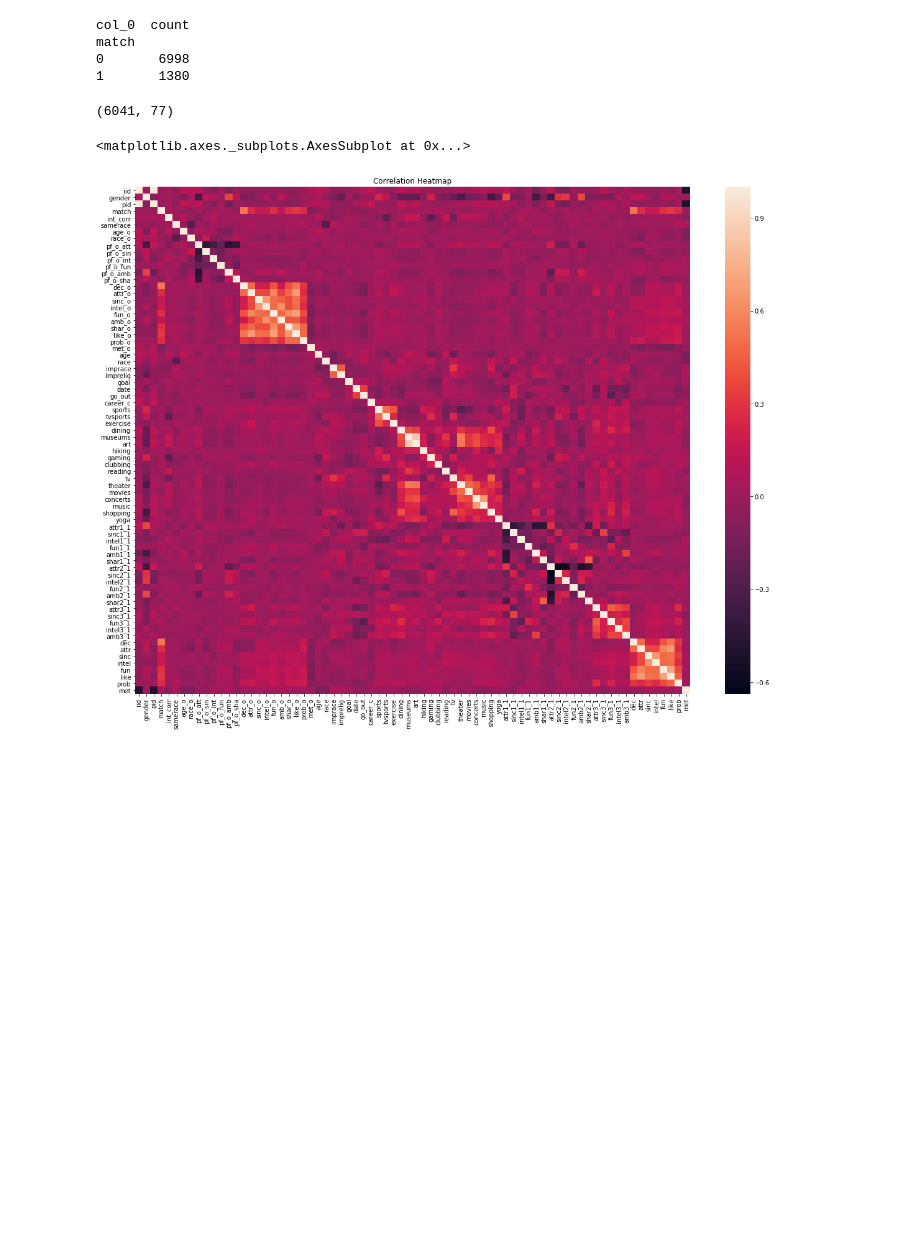
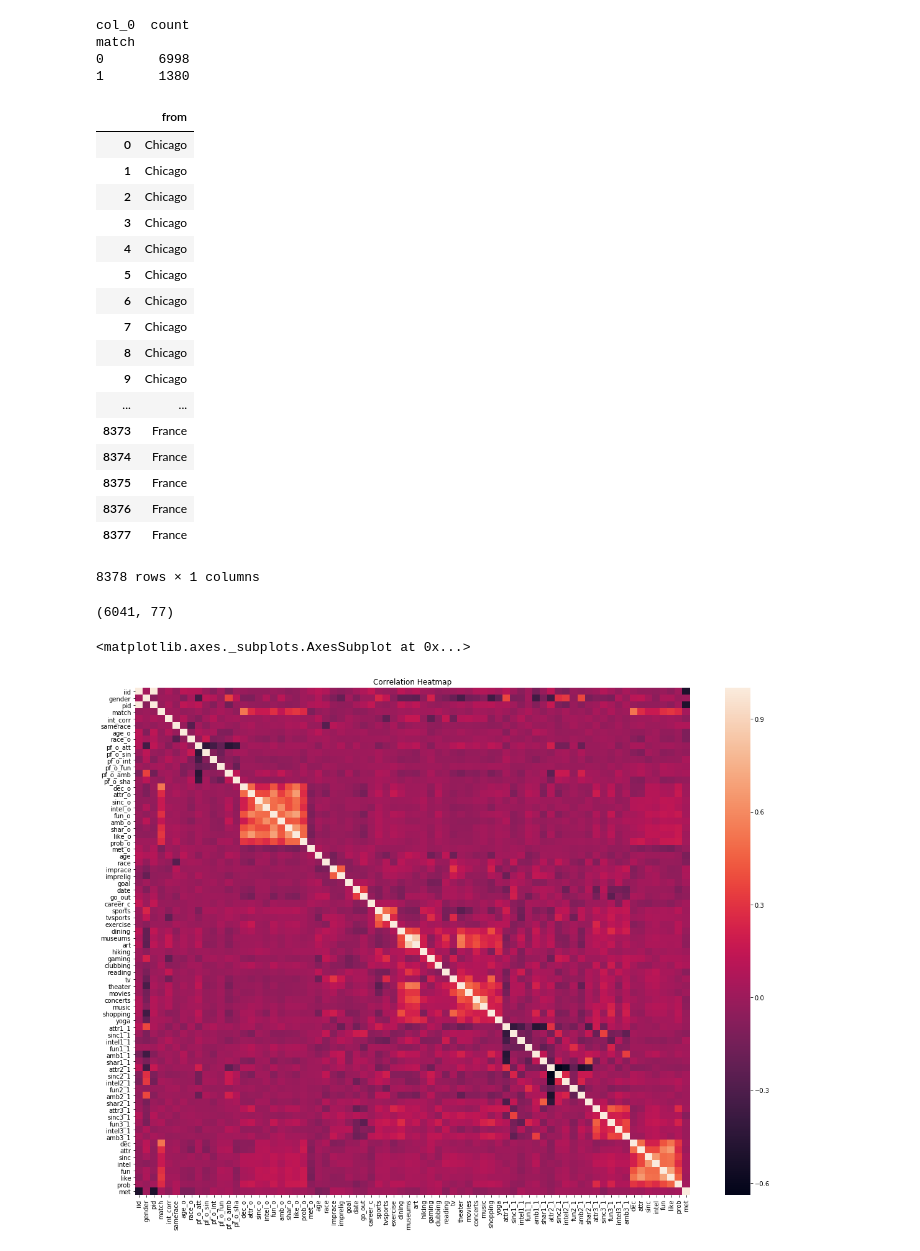
Before and after one commit to eyl1532/speed-dating-analysis, a Jupyter notebook: speed_dating.ipynb, the cells around one changed output. Drawn from its saved outputs; the diff is of its cells as text; code cells hidden in the pictures; blank space fills up the shorter version.

```diff
--- a/speed_dating.ipynb
+++ b/speed_dating.ipynb
@@ -18,6 +18,5 @@ from xgboost import XGBRegressor
 import xgboost as xgb
 # %%
 #Info : 552 subjects, 21 waves, 8378 rows
-df = pd.read_csv('Speed_Dating_Data.csv', encoding = "ISO-8859-1")
-#df = pd.read_csv('SpeedDatingData.csv')
+df = pd.read_csv('speed_dating_data.csv', encoding = "ISO-8859-1")
 # %%
@@ -32,6 +69,27 @@ col_0  count
 match
 0       6998
 1       1380
+# %%
+df.iloc[:,42:43]
+# %% [output]
+|  | from |
+| 0 | Chicago |
+| 1 | Chicago |
+| 2 | Chicago |
+| 3 | Chicago |
+| 4 | Chicago |
+| 5 | Chicago |
+| 6 | Chicago |
+| 7 | Chicago |
+| 8 | Chicago |
+| 9 | Chicago |
+| ... | ... |
+| 8373 | France |
+| 8374 | France |
+| 8375 | France |
+| 8376 | France |
+| 8377 | France |
+8378 rows × 1 columns
 # %%
 data = pd.concat([df.iloc[:,0], #ID
                   df.iloc[:,2], #gender
```
Also changed, not shown: parts of 3 cells of this notebook, 3 other files.
